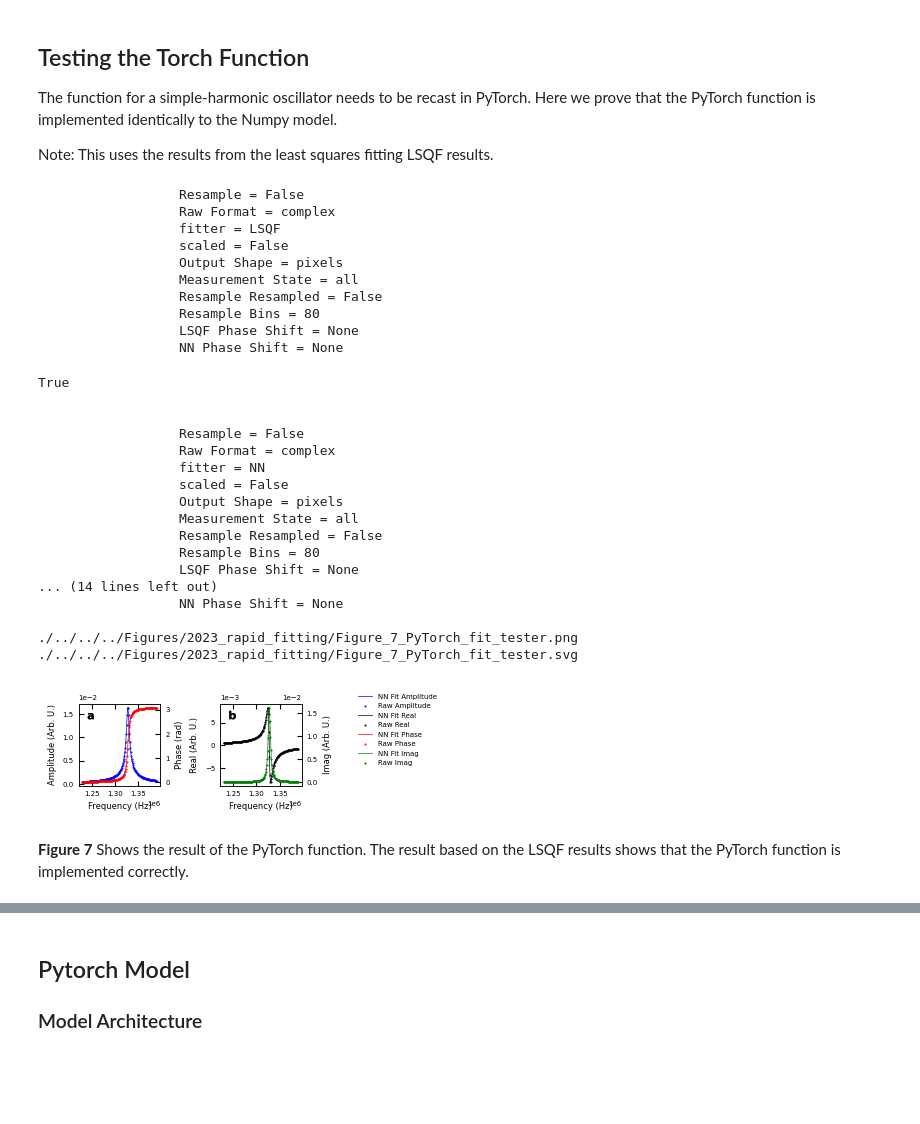
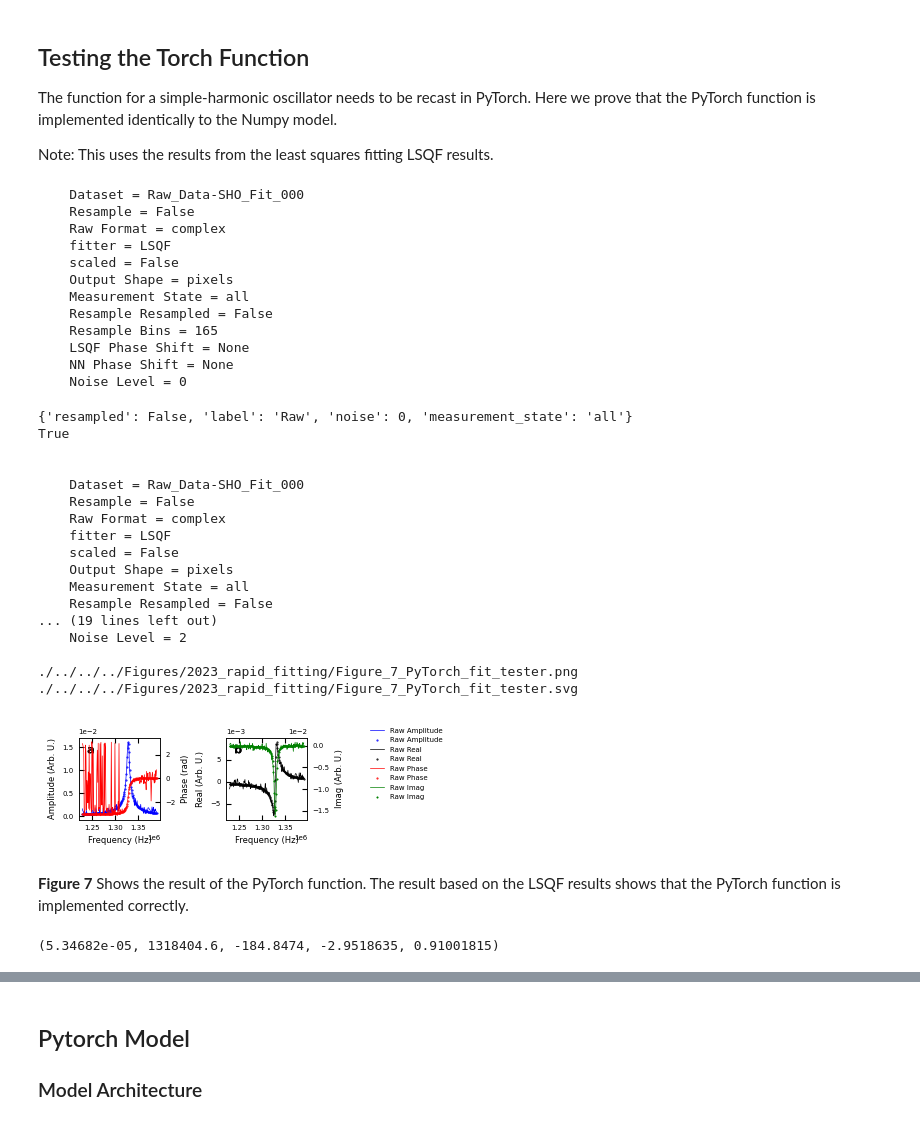
Before and after one commit to m3-learning/m3_learning, a Jupyter notebook: m3_learning/papers/2023_Rapid_Fitting/3_Pytorch_SHO_Fitter.ipynb, the cells around one changed output, grey strips where cells are left out. Cells and saved outputs as stored; diff of their text form; code cells hidden in the pictures; blank space fills up the shorter version.

```diff
--- a/m3_learning/papers/2023_Rapid_Fitting/3_Pytorch_SHO_Fitter.ipynb
+++ b/m3_learning/papers/2023_Rapid_Fitting/3_Pytorch_SHO_Fitter.ipynb
@@ -63,7 +67,7 @@ tensorflow seed was set to 42
 ## Loads Data
 # %%
 # Specify the filename and the path to save the file
-filename = "data_raw.h5"
+filename = "data_raw copy.h5"
 save_path = "./../../../Data/2023_rapid_fitting"
 
 
@@ -107,36 +107,45 @@ BE_viz = Viz(dataset, printing, verbose=True)
 # %%
 dataset.extraction_state
 # %% [output]
-                  Resample = False
-                  Raw Format = complex
-                  fitter = LSQF
-                  scaled = False
-                  Output Shape = pixels
-                  Measurement State = all
-                  Resample Resampled = False
-                  Resample Bins = 80
-                  LSQF Phase Shift = None
-                  NN Phase Shift = None
+    Dataset = Raw_Data-SHO_Fit_000
+    Resample = False
+    Raw Format = complex
+    fitter = LSQF
+    scaled = False
+    Output Shape = pixels
+    Measurement State = all
+    Resample Resampled = False
+    Resample Bins = 165
+    LSQF Phase Shift = None
+    NN Phase Shift = None
+    Noise Level = 0
-# %%
-BE_viz.fit_tester(true, predicted, filename="Figure_7_PyTorch_fit_tester")
-# %% [output]
-True
-
-
-                  Resample = False
-                  Raw Format = complex
-                  fitter = NN
-                  scaled = False
-                  Output Shape = pixels
-                  Measurement State = all
-                  Resample Resampled = False
-                  Resample Bins = 80
-                  LSQF Phase Shift = None
-... (14 lines left out)
-                  NN Phase Shift = None
-
-./../../../Figures/2023_rapid_fitting/Figure_7_PyTorch_fit_tester.png
-./../../../Figures/2023_rapid_fitting/Figure_7_PyTorch_fit_tester.svg
-[figure, removed]
+# %%
+true = {"resampled": False,
+        "label": "Raw",
+        "noise": 0,
+        "measurement_state": "all"}
+
+predicted = {"fitter": "LSQF", "resampled": False, "label": "Raw", "scaled": False, "noise" : 2}
+
+BE_viz.fit_tester(true, predicted, filename="Figure_7_PyTorch_fit_tester")
+# %% [output]
+{'resampled': False, 'label': 'Raw', 'noise': 0, 'measurement_state': 'all'}
+True
+
+
+    Dataset = Raw_Data-SHO_Fit_000
+    Resample = False
+    Raw Format = complex
+    fitter = LSQF
+    scaled = False
+    Output Shape = pixels
+    Measurement State = all
+    Resample Resampled = False
+... (19 lines left out)
+    Noise Level = 2
+
+./../../../Figures/2023_rapid_fitting/Figure_7_PyTorch_fit_tester.png
+./../../../Figures/2023_rapid_fitting/Figure_7_PyTorch_fit_tester.svg
+[figure, added]
 # %% [markdown]
 **Figure 7** Shows the result of the PyTorch function. The result based on the LSQF results shows that the PyTorch function is implemented correctly.
@@ -142,0 +157,4 @@ True
+# %%
+data[200,200]
+# %% [output]
+(5.34682e-05, 1318404.6, -184.8474, -2.9518635, 0.91001815)
```
Also changed, not shown: parts of 8 cells of this notebook, 5 other files.
